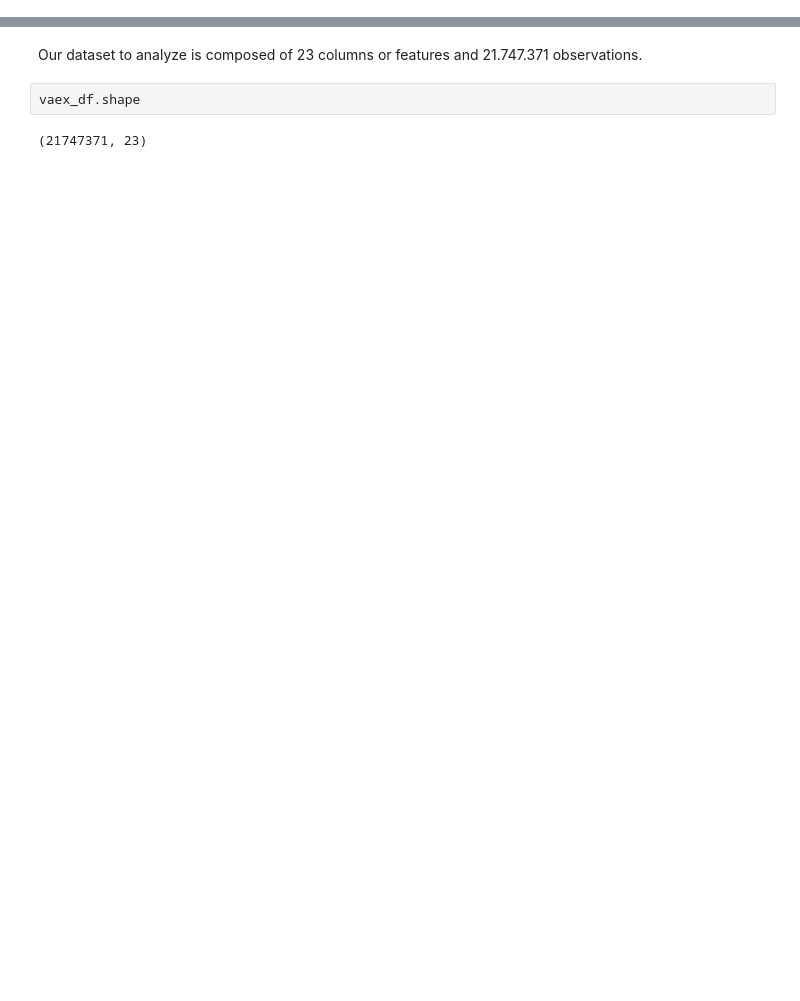
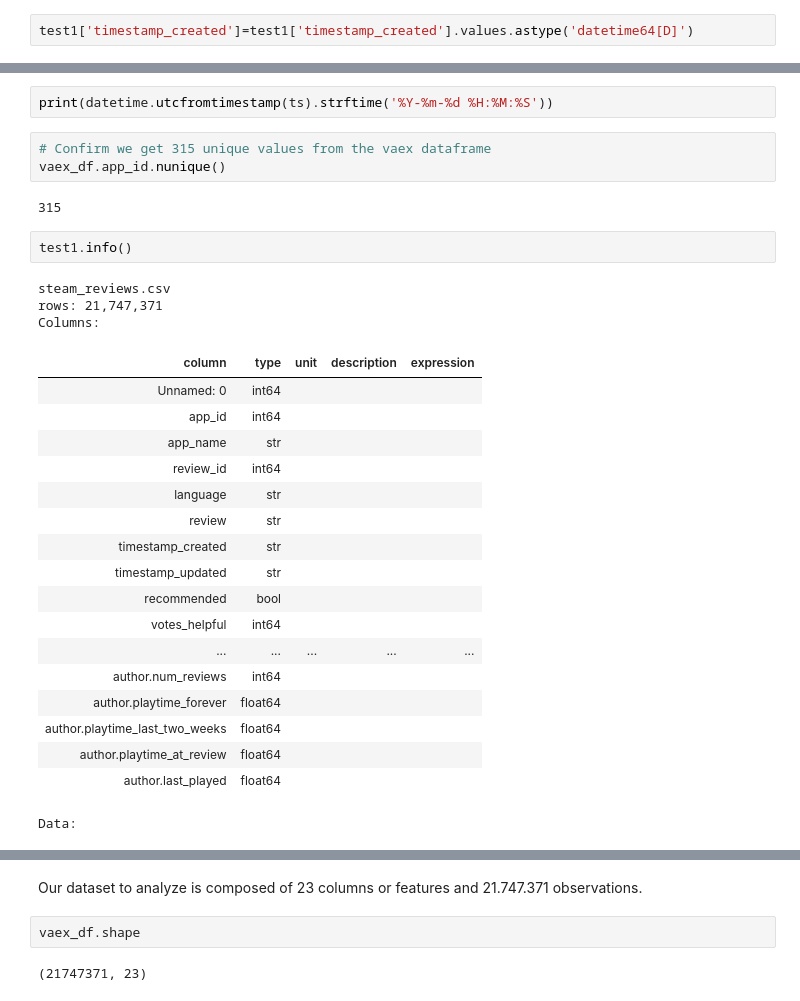
Before and after one commit to brauliovillalobos/ADM_HW2_Sapienza, a Jupyter notebook: HW_2_ADM.ipynb, the cells around one changed output, grey strips where cells are left out. Drawn from its saved outputs; the diff is of its cells as text; blank space fills up the shorter version.

Commit message:
Tests on Vaex

```diff
--- a/HW_2_ADM.ipynb
+++ b/HW_2_ADM.ipynb
@@ -88,0 +62,2 @@ vaex_df.app_id.nunique()
+# %%
+test1['timestamp_created']=test1['timestamp_created'].values.astype('datetime64[D]')
@@ -88,0 +158,31 @@ vaex_df.app_id.nunique()
+# %%
+print(datetime.utcfromtimestamp(ts).strftime('%Y-%m-%d %H:%M:%S'))
+# %%
+# Confirm we get 315 unique values from the vaex dataframe
+vaex_df.app_id.nunique()
+# %% [output]
+315
+# %%
+test1.info()
+# %% [output]
+steam_reviews.csv
+rows: 21,747,371
+Columns:
+| column | type | unit | description | expression |
+| Unnamed: 0 | int64 |  |  |  |
+| app_id | int64 |  |  |  |
+| app_name | str |  |  |  |
+| review_id | int64 |  |  |  |
+| language | str |  |  |  |
+| review | str |  |  |  |
+| timestamp_created | str |  |  |  |
+| timestamp_updated | str |  |  |  |
+| recommended | bool |  |  |  |
+| votes_helpful | int64 |  |  |  |
+| ... | ... | ... | ... | ... |
+| author.num_reviews | int64 |  |  |  |
+| author.playtime_forever | float64 |  |  |  |
+| author.playtime_last_two_weeks | float64 |  |  |  |
+| author.playtime_at_review | float64 |  |  |  |
+| author.last_played | float64 |  |  |  |
+Data:
```
Also changed, not shown: parts of 73 cells of this notebook, 1 other file.
